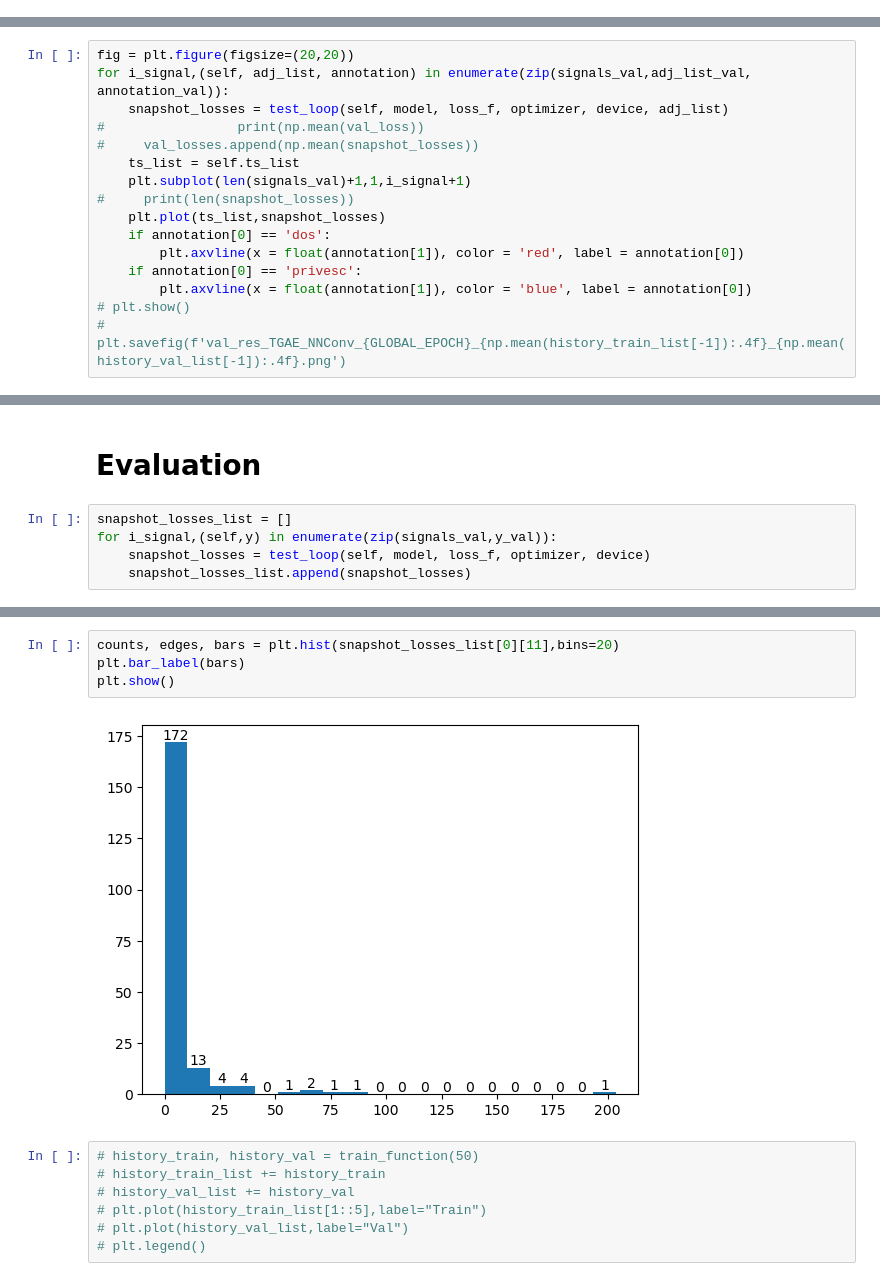
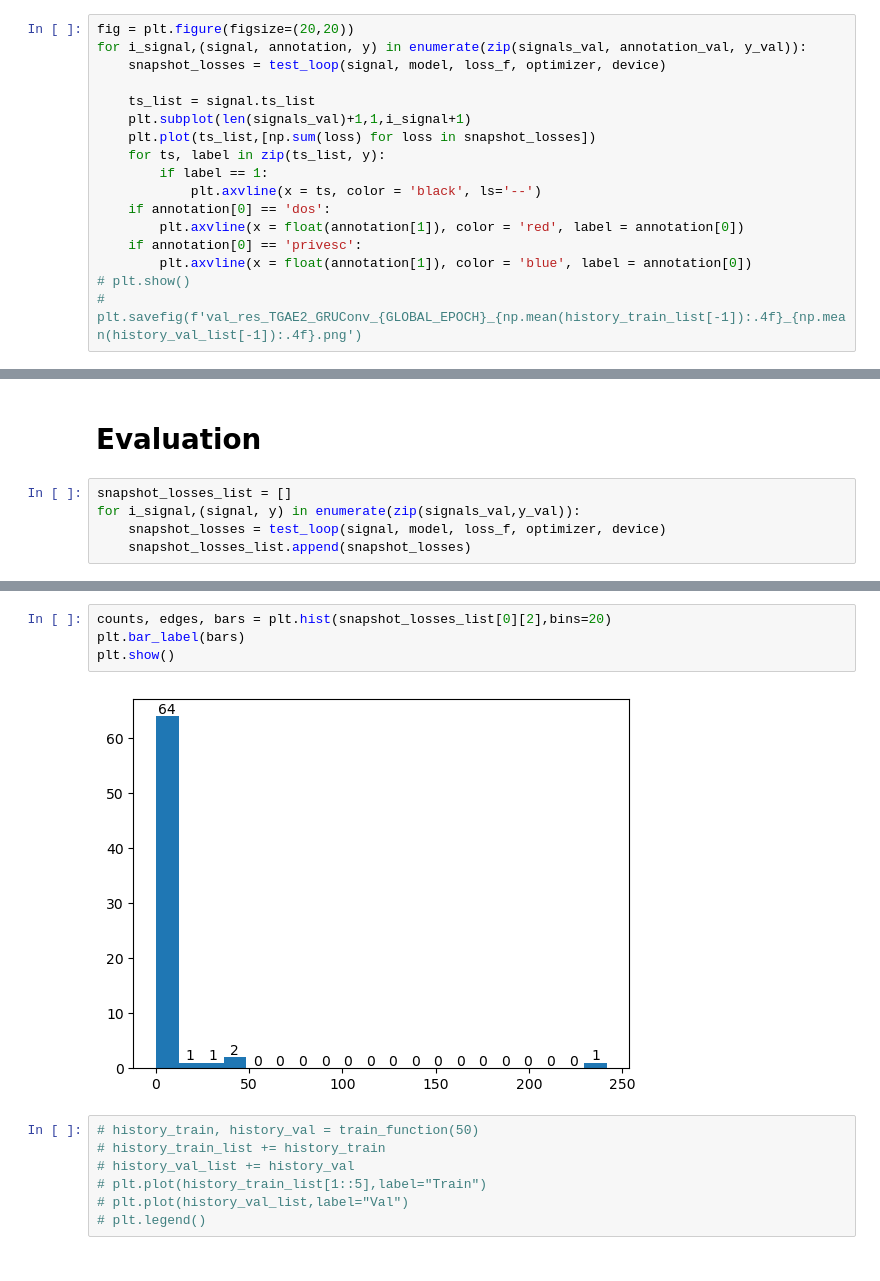
Before and after one commit to YC0806/2023-Yuchen, a Jupyter notebook: TGAE2_GRUConv.ipynb, the cells around one changed output, grey strips where cells are left out. Saved outputs shown, nothing was run; the diff lists cells and outputs as text.

```diff
--- a/TGAE2_GRUConv.ipynb
+++ b/TGAE2_GRUConv.ipynb
@@ -844,3 +853,20 @@ plt.legend()
 50/50: cost 20.9690s train loss 4.1987 val loss 4.3149
 <matplotlib.legend.Legend at 0x...>
 [figure]
+# %%
+fig = plt.figure(figsize=(20,20))
+for i_signal,(signal, annotation, y) in enumerate(zip(signals_val, annotation_val, y_val)):
+    snapshot_losses = test_loop(signal, model, loss_f, optimizer, device)
+
+    ts_list = signal.ts_list
+    plt.subplot(len(signals_val)+1,1,i_signal+1)
+    plt.plot(ts_list,[np.sum(loss) for loss in snapshot_losses])
+    for ts, label in zip(ts_list, y):
+        if label == 1:
+            plt.axvline(x = ts, color = 'black', ls='--')
+    if annotation[0] == 'dos':
+        plt.axvline(x = float(annotation[1]), color = 'red', label = annotation[0])
+    if annotation[0] == 'privesc':
+        plt.axvline(x = float(annotation[1]), color = 'blue', label = annotation[0])
+# plt.show()
+# plt.savefig(f'val_res_TGAE2_GRUConv_{GLOBAL_EPOCH}_{np.mean(history_train_list[-1]):.4f}_{np.mean(history_val_list[-1]):.4f}.png')
@@ -872,19 +930,3 @@ torch.save(model,f"TGAE2_GRUConv_{GLOBAL_EPOCH}_{np.mean(history_train_list[-1])
 # plt.plot(history_train_list[1::5],label="Train")
 # plt.plot(history_val_list,label="Val")
 # plt.legend()
-# %%
-fig = plt.figure(figsize=(20,20))
-for i_signal,(self, adj_list, annotation) in enumerate(zip(signals_val,adj_list_val, annotation_val)):
-    snapshot_losses = test_loop(self, model, loss_f, optimizer, device, adj_list)
-#                 print(np.mean(val_loss))
-#     val_losses.append(np.mean(snapshot_losses))
-    ts_list = self.ts_list
-    plt.subplot(len(signals_val)+1,1,i_signal+1)
-#     print(len(snapshot_losses))
-    plt.plot(ts_list,snapshot_losses)
-    if annotation[0] == 'dos':
-        plt.axvline(x = float(annotation[1]), color = 'red', label = annotation[0])
-    if annotation[0] == 'privesc':
-        plt.axvline(x = float(annotation[1]), color = 'blue', label = annotation[0])
-# plt.show()
-# plt.savefig(f'val_res_TGAE_NNConv_{GLOBAL_EPOCH}_{np.mean(history_train_list[-1]):.4f}_{np.mean(history_val_list[-1]):.4f}.png')
@@ -899,8 +934,8 @@ for i_signal,(self, adj_list, annotation) in enumerate(zip(signals_val,adj_list_
 # Evaluation
 # %%
 snapshot_losses_list = []
-for i_signal,(self,y) in enumerate(zip(signals_val,y_val)):
-    snapshot_losses = test_loop(self, model, loss_f, optimizer, device)
+for i_signal,(signal, y) in enumerate(zip(signals_val,y_val)):
+    snapshot_losses = test_loop(signal, model, loss_f, optimizer, device)
     snapshot_losses_list.append(snapshot_losses)
 # %%
 fig = plt.figure(figsize=(20,20))
@@ -938,9 +1077,9 @@ plt.show()
 # %%
-counts, edges, bars = plt.hist(snapshot_losses_list[0][11],bins=20)
+counts, edges, bars = plt.hist(snapshot_losses_list[0][2],bins=20)
 plt.bar_label(bars)
 plt.show()
 # %% [output]
-[figure, old version]
+[figure, new version]
 # %%
 # history_train, history_val = train_function(50)
 # history_train_list += history_train
```
Also changed, not shown: parts of 18 cells of this notebook.
